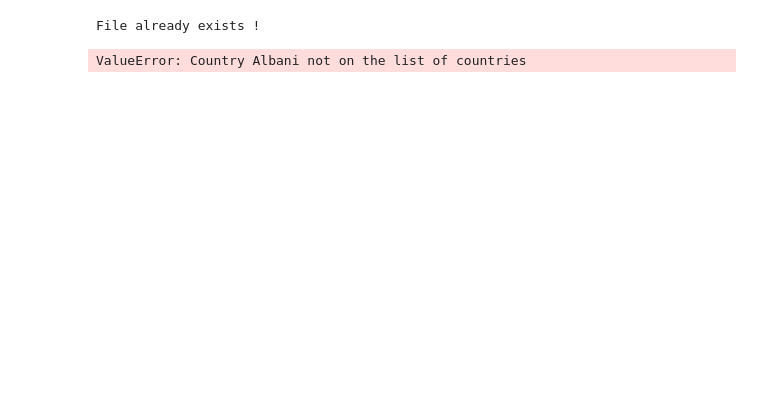
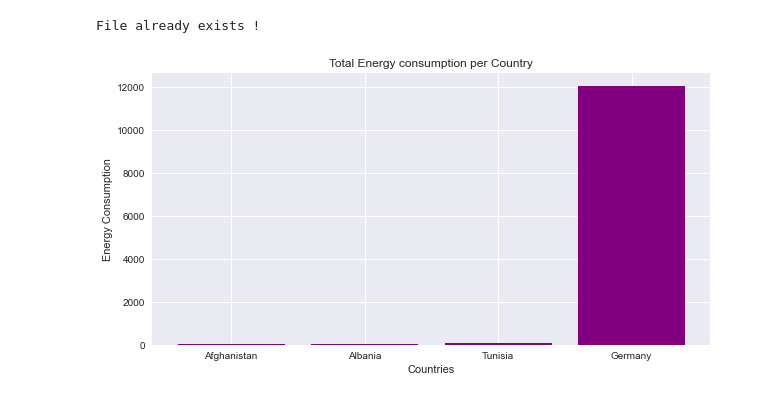
Before and after one commit to Milkafreak/Group_05, a Jupyter notebook: Day_1.ipynb, the cells around one changed output. Saved outputs shown, nothing was run; the diff lists cells and outputs as text; code cells hidden in the pictures; blank space fills up the shorter version.

```diff
--- a/Day_1.ipynb
+++ b/Day_1.ipynb
@@ -187,10 +203,11 @@ class Energy:
         plt.yscale("log")
         plt.show()
 # %%
-x = Energy("https://raw.githubusercontent.com/owid/energy-data/master/owid-energy-data.csv")
+x = Energy()
+# %% [output]
+File already exists !
 # %%
-x.energy_compare(["Afghanistan", "Albani", "Yemen", "Cambodia"])
+x.energy_compare(["Afghanistan", "Albania", "Tunisia", "Germany"])
 # %% [output]
-File already exists !
-ValueError: Country Albani not on the list of countries
+[figure, added]
 # %%
```
Also changed, not shown: parts of 4 cells of this notebook, 11 other files.
